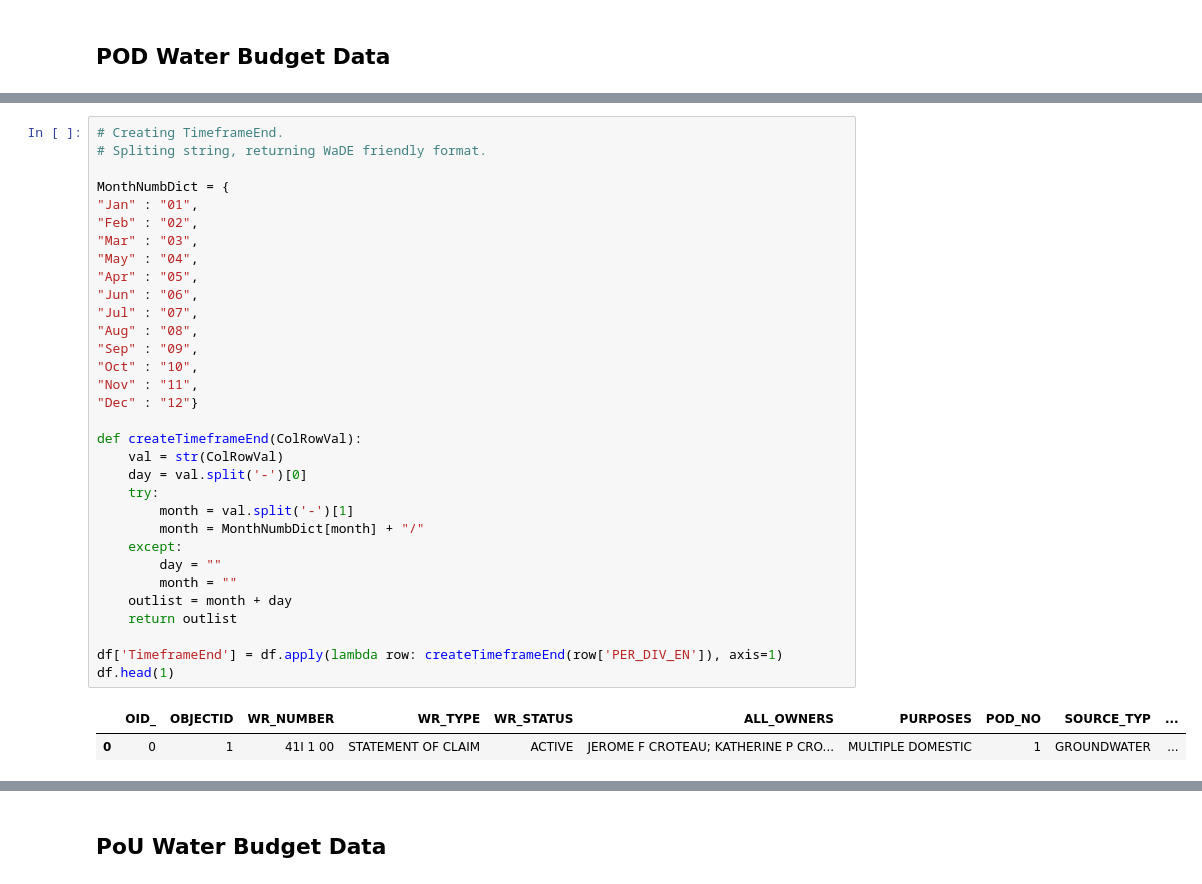
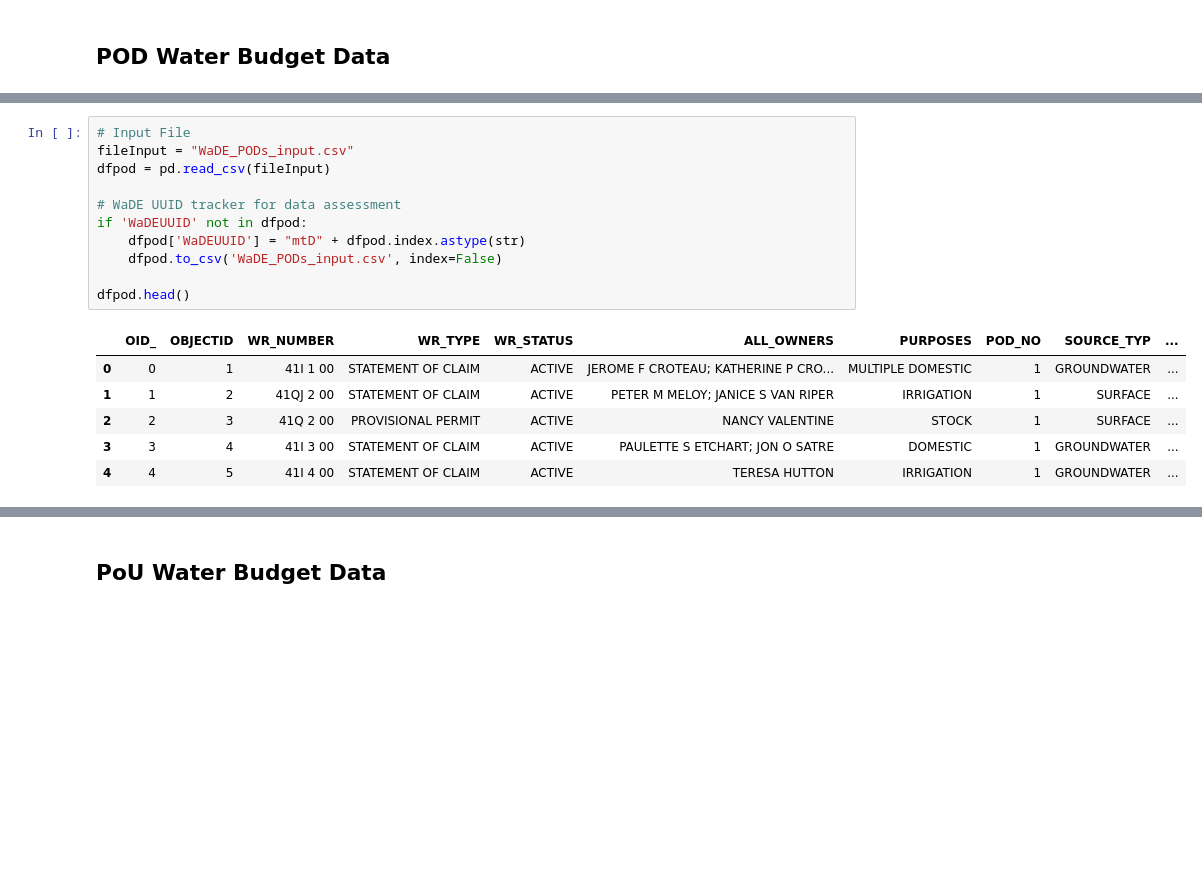
Before and after one commit to WSWCWaterDataExchange/MappingStatesDataToWaDE2.0, a Jupyter notebook: Montana/WaterAllocation/0_PreProcessMontanaWaterRightData.ipynb, the cells around one changed output, grey strips where cells are left out. Drawn from its saved outputs; the diff is of its cells as text; blank space fills up the shorter version.

```diff
--- a/Montana/WaterAllocation/0_PreProcessMontanaWaterRightData.ipynb
+++ b/Montana/WaterAllocation/0_PreProcessMontanaWaterRightData.ipynb
@@ -123,35 +29,18 @@ df.head(1)
-# %%
-# Creating TimeframeEnd.
-# Spliting string, returning WaDE friendly format.
-
-MonthNumbDict = {
-"Jan" : "01",
-"Feb" : "02",
-"Mar" : "03",
-"May" : "04",
-"Apr" : "05",
-"Jun" : "06",
-"Jul" : "07",
-"Aug" : "08",
-"Sep" : "09",
-"Oct" : "10",
-"Nov" : "11",
-"Dec" : "12"}
-
-def createTimeframeEnd(ColRowVal):
-    val = str(ColRowVal)
-    day = val.split('-')[0]
-    try:
-        month = val.split('-')[1]
-        month = MonthNumbDict[month] + "/"
-    except:
-        day = ""
-        month = ""
-    outlist = month + day
-    return outlist
-
-df['TimeframeEnd'] = df.apply(lambda row: createTimeframeEnd(row['PER_DIV_EN']), axis=1)
-df.head(1)
-# %% [output]
-|  | OID_ | OBJECTID | WR_NUMBER | WR_TYPE | WR_STATUS | ALL_OWNERS | PURPOSES | POD_NO | SOURCE_TYP | ... |
-| 0 | 0 | 1 | 41I 1 00 | STATEMENT OF CLAIM | ACTIVE | JEROME F CROTEAU; KATHERINE P CRO... | MULTIPLE DOMESTIC | 1 | GROUNDWATER | ... |
+# %%
+# Input File
+fileInput = "WaDE_PODs_input.csv"
+dfpod = pd.read_csv(fileInput)
+
+# WaDE UUID tracker for data assessment
+if 'WaDEUUID' not in dfpod:
+    dfpod['WaDEUUID'] = "mtD" + dfpod.index.astype(str)
+    dfpod.to_csv('WaDE_PODs_input.csv', index=False)
+
+dfpod.head()
+# %% [output]
+|  | OID_ | OBJECTID | WR_NUMBER | WR_TYPE | WR_STATUS | ALL_OWNERS | PURPOSES | POD_NO | SOURCE_TYP | ... |
+| 0 | 0 | 1 | 41I 1 00 | STATEMENT OF CLAIM | ACTIVE | JEROME F CROTEAU; KATHERINE P CRO... | MULTIPLE DOMESTIC | 1 | GROUNDWATER | ... |
+| 1 | 1 | 2 | 41QJ 2 00 | STATEMENT OF CLAIM | ACTIVE | PETER M MELOY; JANICE S VAN RIPER | IRRIGATION | 1 | SURFACE | ... |
+| 2 | 2 | 3 | 41Q 2 00 | PROVISIONAL PERMIT | ACTIVE | NANCY VALENTINE | STOCK | 1 | SURFACE | ... |
+| 3 | 3 | 4 | 41I 3 00 | STATEMENT OF CLAIM | ACTIVE | PAULETTE S ETCHART; JON O SATRE | DOMESTIC | 1 | GROUNDWATER | ... |
+| 4 | 4 | 5 | 41I 4 00 | STATEMENT OF CLAIM | ACTIVE | TERESA HUTTON | IRRIGATION | 1 | GROUNDWATER | ... |
```
Also changed, not shown: parts of 35 cells of this notebook, 3 other files.
